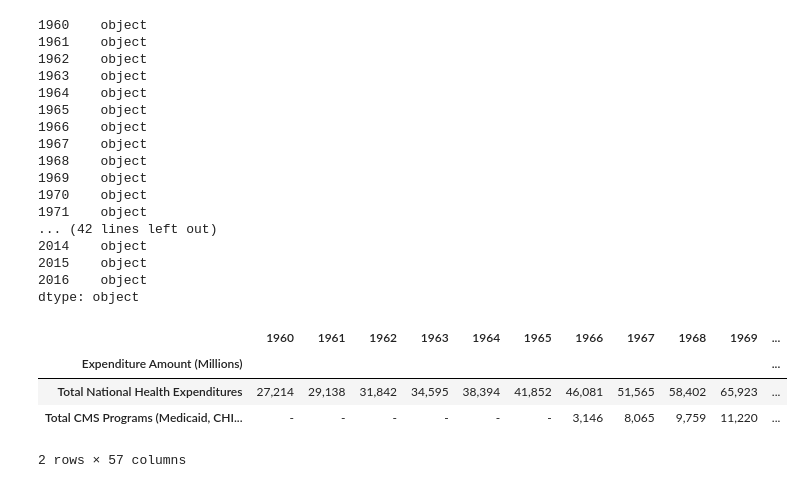
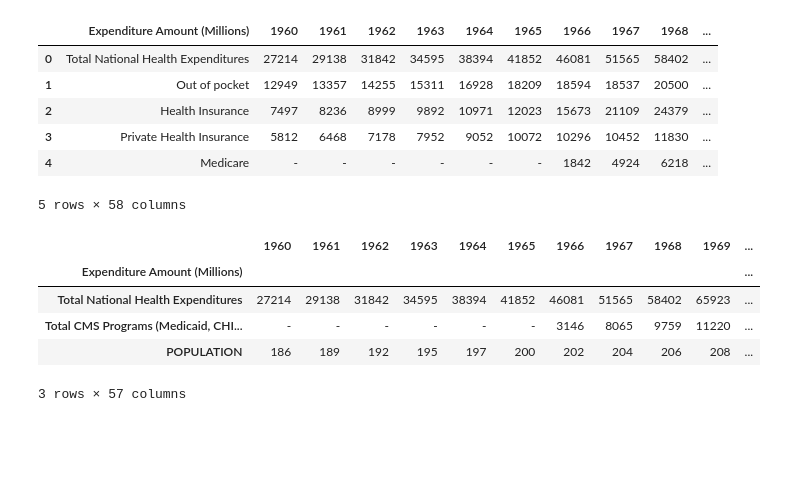
Before and after one commit to christa-fields/GWU_Databootcamp_Project_1, a Jupyter notebook: National Health Expenditures Data Cleanup.ipynb, the cells around one changed output. Drawn from its saved outputs; the diff is of its cells as text; code cells hidden in the pictures; blank space fills up the shorter version.

```diff
--- a/National Health Expenditures Data Cleanup.ipynb
+++ b/National Health Expenditures Data Cleanup.ipynb
@@ -6,39 +8,31 @@ import os
 # %%
-# read Medicaire spending csv into DF
-nhe = "Data Files/NHE2016/NHE2016.csv"
-nhe_df = pd.read_csv(nhe,header = 1, index_col="Expenditure Amount (Millions)")
-nhe_df = nhe_df.fillna(value = 1)
+# read NHE spending csv into DF
+nhe = "Data Files/Question_4/NHE2016/NHE2016.csv"
+nhe_df = pd.read_csv(nhe,header = 1, thousands=',',engine='python')
 
-#nhe_df = nhe_df.apply(pd.to_numeric)
-# cast to string and remove whitespace to merge
-nhe_df['Generic Name'] = nhe_df['Generic Name'].astype(str)
-nhe_df['Generic Name'] = mnhe_df['Generic Name'].str.strip()
-nhe_df.dtypes
+nhe_df.head()
 # %% [output]
+|  | Expenditure Amount (Millions) | 1960 | 1961 | 1962 | 1963 | 1964 | 1965 | 1966 | 1967 | 1968 | ... |
+| 0 | Total National Health Expenditures | 27214 | 29138 | 31842 | 34595 | 38394 | 41852 | 46081 | 51565 | 58402 | ... |
+| 1 | Out of pocket | 12949 | 13357 | 14255 | 15311 | 16928 | 18209 | 18594 | 18537 | 20500 | ... |
+| 2 | Health Insurance | 7497 | 8236 | 8999 | 9892 | 10971 | 12023 | 15673 | 21109 | 24379 | ... |
+| 3 | Private Health Insurance | 5812 | 6468 | 7178 | 7952 | 9052 | 10072 | 10296 | 10452 | 11830 | ... |
+| 4 | Medicare | - | - | - | - | - | - | 1842 | 4924 | 6218 | ... |
-1960    object
-1961    object
-1962    object
-1963    object
-1964    object
-1965    object
-1966    object
-1967    object
-1968    object
-1969    object
-1970    object
-1971    object
-... (42 lines left out)
-2014    object
-2015    object
-2016    object
-dtype: object
+5 rows × 58 columns
 # %%
 # extract Total NHE and Total CMS Program rows
-nhe_cms_df = nhe_df.iloc[[0, 35],]
+nhe_cms_df = nhe_df.loc[[0,35,36],]
+nhe_cms_df = nhe_cms_df.set_index("Expenditure Amount (Millions)")
+
+# set to numeric for plotting purposes
+nhe_cms_df = nhe_cms_df.apply(pd.to_numeric, errors='ignore')
+
+
 nhe_cms_df.head()
 # %% [output]
 |  | 1960 | 1961 | 1962 | 1963 | 1964 | 1965 | 1966 | 1967 | 1968 | 1969 | ... |
 | Expenditure Amount (Millions) |  |  |  |  |  |  |  |  |  |  | ... |
-| Total National Health Expenditures | 27,214 | 29,138 | 31,842 | 34,595 | 38,394 | 41,852 | 46,081 | 51,565 | 58,402 | 65,923 | ... |
-| Total CMS Programs (Medicaid, CHI... | - | - | - | - | - | - | 3,146 | 8,065 | 9,759 | 11,220 | ... |
+| Total National Health Expenditures | 27214 | 29138 | 31842 | 34595 | 38394 | 41852 | 46081 | 51565 | 58402 | 65923 | ... |
+| Total CMS Programs (Medicaid, CHI... | - | - | - | - | - | - | 3146 | 8065 | 9759 | 11220 | ... |
+| POPULATION | 186 | 189 | 192 | 195 | 197 | 200 | 202 | 204 | 206 | 208 | ... |
-2 rows × 57 columns
+3 rows × 57 columns
```
Also changed, not shown: parts of 9 cells of this notebook, 11 other files.
